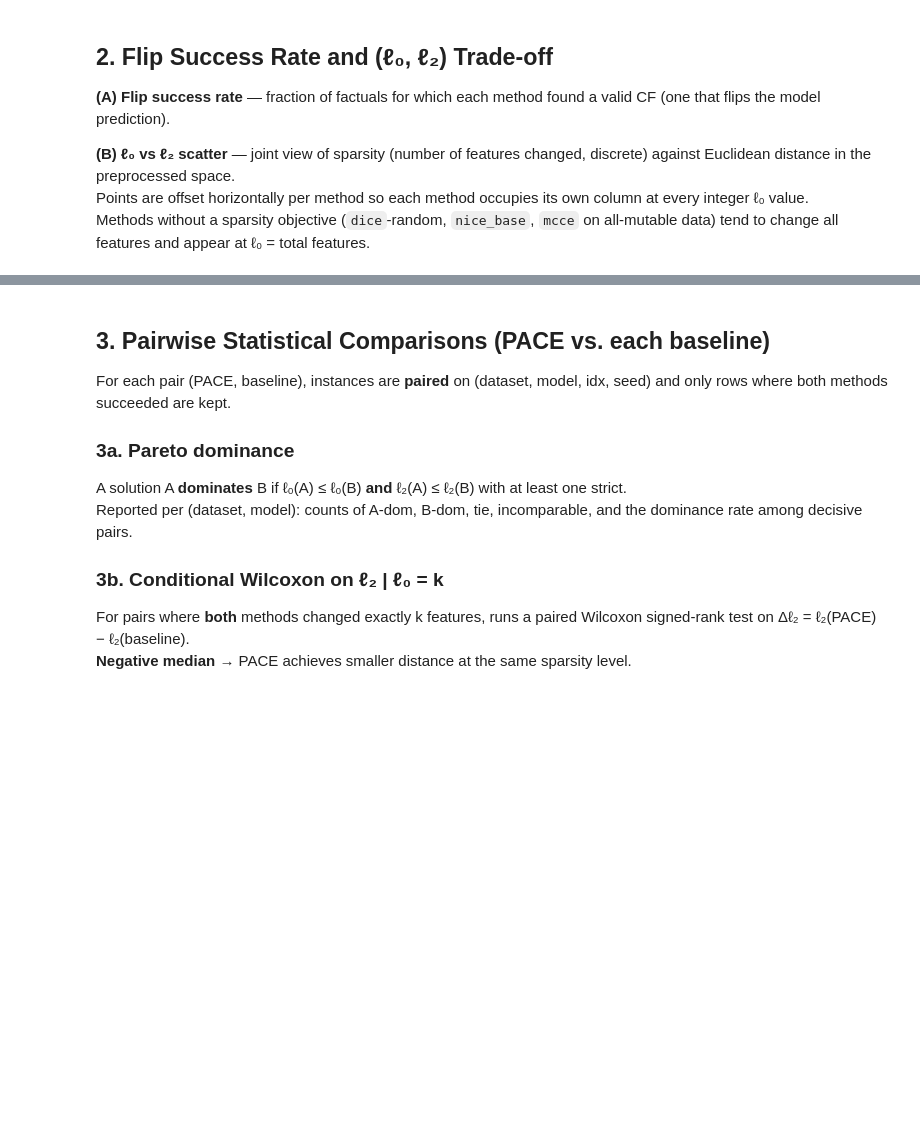
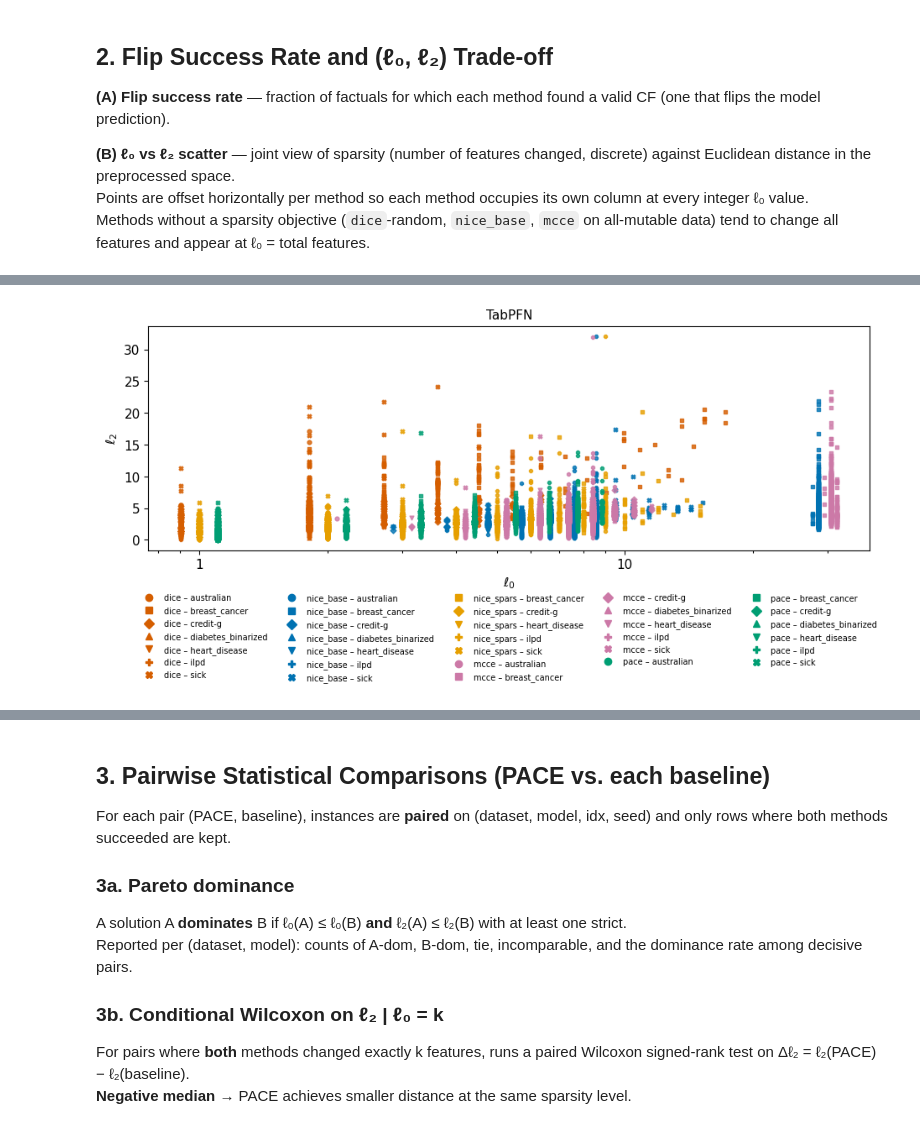
Before and after one commit to leonidaschristodoulou/cf-proposal, a Jupyter notebook: cfprop_plots.ipynb, the cells around one changed output, grey strips where cells are left out. Cells and saved outputs as stored; diff of their text form; code cells hidden in the pictures; blank space fills up the shorter version.

Commit message:
new plots

```diff
--- a/cfprop_plots.ipynb
+++ b/cfprop_plots.ipynb
@@ -325,0 +256,62 @@ fig.show()
+# %%
+# l0 vs l2 scatter — TabPFN only, split by dataset
+datasets = sorted(df["dataset"].unique())
+markers = ["o", "s", "D", "^", "v", "P", "X", "*"]
+marker_map = {ds: markers[i % len(markers)] for i, ds in enumerate(datasets)}
+
+_log_offsets = np.linspace(-0.1, 0.1, len(methods))
+_method_offset = {m: _log_offsets[i] for i, m in enumerate(methods)}
+
+tabpfn_df = df[df["model"] == "TabPFN"]
+present = set(zip(tabpfn_df["method"], tabpfn_df["dataset"]))
+
+fig, ax = plt.subplots(figsize=(10, 5))
+for method in methods:
+    x_mult = np.exp(_method_offset[method])
+    sub_m = tabpfn_df[tabpfn_df["method"] == method]
+    for ds in datasets:
+        sub = sub_m[sub_m["dataset"] == ds]
+        if sub.empty:
+            continue
+        ax.scatter(
+            sub["l0"].values * x_mult,
+            sub["l2"].values,
+            color=COLORS[method],
+            marker=marker_map[ds],
+            s=12,
+            alpha=0.8,
+        )
+
+# Legend: one entry per (method, dataset) combination, columns = one per method
+legend_handles = [
+    Line2D([0], [0], marker=marker_map[ds], linestyle="None",
+           markerfacecolor=COLORS[method], markeredgecolor=COLORS[method],
+           markersize=6, label=f"{method} – {ds}")
+    for method in methods
+    for ds in datasets
+    if (method, ds) in present
+]
+ax.legend(
+    handles=legend_handles,
+    fontsize=7,
+    loc="upper center",
+    bbox_to_anchor=(0.5, -0.18),
+    ncol=len(methods),
+    borderaxespad=0.0,
+    frameon=False,
+)
+
+ax.set_xlabel(r"$\ell_0$", fontsize=11)
+ax.set_ylabel(r"$\ell_2$", fontsize=11)
+ax.set_title("TabPFN", fontsize=11)
+ax.set_xscale("log")
+ax.xaxis.set_major_locator(LogLocator(base=10))
+ax.xaxis.set_major_formatter(FuncFormatter(lambda x, _: f"{int(x)}"))
+ax.set_facecolor("white")
+fig.patch.set_facecolor("white")
+ax.tick_params(axis="both", which="both", width=0.8, labelsize=11)
+fig.tight_layout()
+fig.savefig(f"{data_in}_l2_l0_tabpfn_by_dataset.pdf", format="pdf", dpi=300, bbox_inches="tight")
+fig.show()
+# %% [output]
+[figure, added]
```
Also changed, not shown: parts of 14 cells of this notebook, 2 other files.
